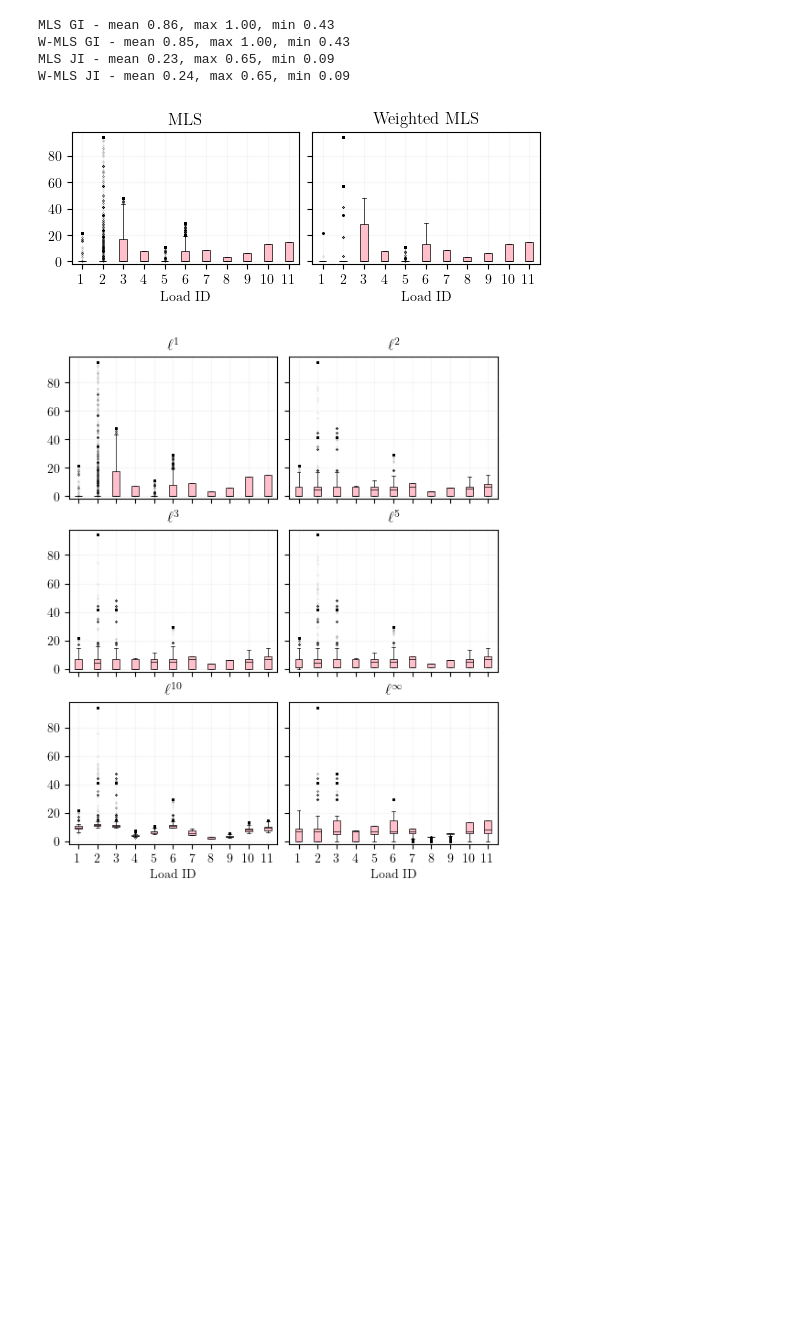
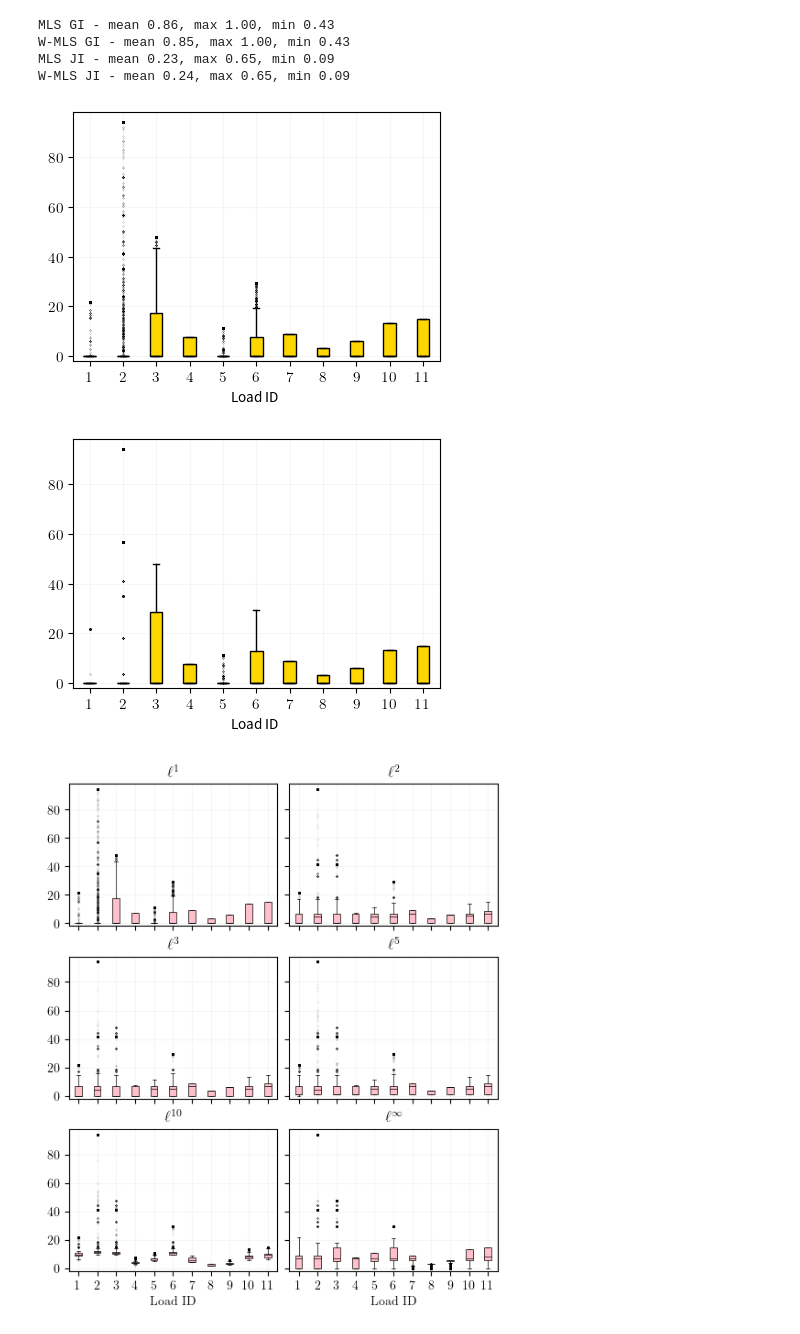
Before and after one commit to kaarthiksundar/FairlyExtreme, a Jupyter notebook: output/plots/python/case-study-plots.ipynb, the cells around one changed output. Drawn from its saved outputs; the diff is of its cells as text; code cells hidden in the pictures; blank space fills up the shorter version.

Commit message:
adds plots for presentation

```diff
--- a/output/plots/python/case-study-plots.ipynb
+++ b/output/plots/python/case-study-plots.ipynb
@@ -6,8 +6,9 @@ import matplotlib
 # %%
 matplotlib.rcParams.update({
     'text.usetex': True,
-    'font.family': 'serif',
-    'font.size' : 10,
+    'font.family': 'sans-serif',
+    'text.latex.preamble': r'\usepackage{sourcesanspro,eulervm}',
+    'font.size' : 11,
     'pgf.rcfonts': False,
 })
 # %%
@@ -15,10 +16,10 @@ import pandas as pd
 # %%
 # helper function to set box plot color
 def set_box_color(bp, color, ls):
-    plt.setp(bp['boxes'], color='black', ls=ls, lw=0.5)
-    plt.setp(bp['whiskers'], color='black', lw=0.5)
-    plt.setp(bp['caps'], color='black', lw=0.5)
-    plt.setp(bp['medians'], color='black', lw=0.5)
+    plt.setp(bp['boxes'], color='black', ls=ls, lw=1.0)
+    plt.setp(bp['whiskers'], color='black', lw=1.0)
+    plt.setp(bp['caps'], color='black', lw=1.0)
+    plt.setp(bp['medians'], color='black', lw=1.0)
     for patch, c in zip(bp['boxes'], [color for i in range(0, len(bp['boxes']))]):
         patch.set_facecolor(c)
 
@@ -59,50 +60,53 @@ def get_JI(filename):
     return data['jain'].tolist()
 # %%
 # why weights do not help
-labels = [1, 2, 3, 4, 5, 6, 7, 8, 9, 10, 11]
+labels = [r'$1$', r'$2$', r'$3$', r'$4$', r'$5$', r'$6$', r'$7$', r'$8$', r'$9$', r'$10$', r'$11$']
 ticks = list(np.linspace(1, 5, 11))
-fig, (ax1, ax2) = plt.subplots(1,2,constrained_layout=True)
+fig, ax = plt.subplots(1,1,constrained_layout=True)
 
-bplot = ax1.boxplot(get_bp_load_sheds('dc-opf-ls-MinSum.csv'), positions=ticks, flierprops={'marker': '.', 'markersize': 0.2, 'markerfacecolor': 'gray', 'alpha': 0.5}, widths=0.15, vert=True, patch_artist=True)
-ax1.set_xticklabels(labels)
-ax1.set_xticks(ticks)
-ax1.set_yticks([0, 20, 40, 60, 80])
-ax1.set_xlim([0.8, 5.2])
-ax1.set_ylim([-2, 98])
-set_box_color(bplot, 'pink', '-')
-ax1.grid(alpha=0.1)
-ax1.set_xlabel('Load ID')
-ax1.set_title('MLS')
+bplot = ax.boxplot(get_bp_load_sheds('dc-opf-ls-MinSum.csv'), positions=ticks, flierprops={'marker': '.', 'markersize': 0.3, 'markerfacecolor': 'gray', 'alpha': 0.5}, widths=0.15, vert=True, patch_artist=True)
+ax.set_xticklabels(labels)
+ax.set_xticks(ticks)
+ax.set_yticks([0, 20, 40, 60, 80])
+ax.set_xlim([0.8, 5.2])
+ax.set_ylim([-2, 98])
+set_box_color(bplot, 'gold', '-')
+ax.grid(alpha=0.1)
+ax.set_xlabel('Load ID')
+# ax.set_title('MLS')
+fig.set_size_inches(4, 3)
+plt.savefig('unweighted.pdf', format='pdf')
 
-bplot = ax2.boxplot(get_bp_load_sheds('dc-opf-ls-MinSum-w.csv'), positions=ticks, flierprops={'marker': '.', 'markersize': 0.2, 'markerfacecolor': 'gray', 'alpha': 0.5}, widths=0.15, vert=True, patch_artist=True)
-ax2.set_xticklabels(labels)
-ax2.set_yticklabels([])
-ax2.set_xticks(ticks)
-ax2.set_yticks([0, 20, 40, 60, 80])
-ax2.set_xlim([0.8, 5.2])
-ax2.set_ylim([-2, 98])
-set_box_color(bplot, 'pink', '-')
-ax2.grid(alpha=0.1)
-ax2.set_xlabel('Load ID')
-ax2.set_title('Weighted MLS')
+fig, ax = plt.subplots(1,1,constrained_layout=True)
+bplot = ax.boxplot(get_bp_load_sheds('dc-opf-ls-MinSum-w.csv'), positions=ticks, flierprops={'marker': '.', 'markersize': 0.3, 'markerfacecolor': 'gray', 'alpha': 0.5}, widths=0.15, vert=True, patch_artist=True)
+ax.set_xticklabels(labels)
+ax.set_xticks(ticks)
+ax.set_yticks([0, 20, 40, 60, 80])
+ax.set_xlim([0.8, 5.2])
+ax.set_ylim([-2, 98])
+set_box_color(bplot, 'gold', '-')
+ax.grid(alpha=0.1)
+ax.set_xlabel('Load ID')
+# ax.set_title('Weighted MLS')
 
-fig.set_size_inches(5, 2)
-plt.savefig('weighted_vs_unweighted.pdf', format='pdf')
+fig.set_size_inches(4, 3)
+plt.savefig('weighted.pdf', format='pdf')
 
 mls_GI = get_GI('dc-opf-ls-MinSum.csv')
 wmls_GI = get_GI('dc-opf-ls-MinSum-w.csv')
 mls_JI = get_JI('dc-opf-ls-MinSum.csv')
 wmls_JI = get_JI('dc-opf-ls-MinSum-w.csv')
 print('MLS GI - mean {:.2f}, max {:.2f}, min {:.2f}'.format(np.mean(mls_GI), np.max(mls_GI), np.min(mls_GI)))
 print('W-MLS GI - mean {:.2f}, max {:.2f}, min {:.2f}'.format(np.mean(wmls_GI), np.max(wmls_GI), np.min(wmls_GI)))
 print('MLS JI - mean {:.2f}, max {:.2f}, min {:.2f}'.format(np.mean(mls_JI), np.max(mls_JI), np.min(mls_JI)))
 print('W-MLS JI - mean {:.2f}, max {:.2f}, min {:.2f}'.format(np.mean(wmls_JI), np.max(wmls_JI), np.min(wmls_JI)))
 # %% [output]
 MLS GI - mean 0.86, max 1.00, min 0.43
 W-MLS GI - mean 0.85, max 1.00, min 0.43
 MLS JI - mean 0.23, max 0.65, min 0.09
 W-MLS JI - mean 0.24, max 0.65, min 0.09
-[figure, old version]
+[figure, new version]
+[figure, added]
 # %%
 # Plot load shed spreads for the norm objective functions
 labels = [1, 2, 3, 4, 5, 6, 7, 8, 9, 10, 11]
```
Also changed, not shown: parts of 4 cells of this notebook, 7 other files.
